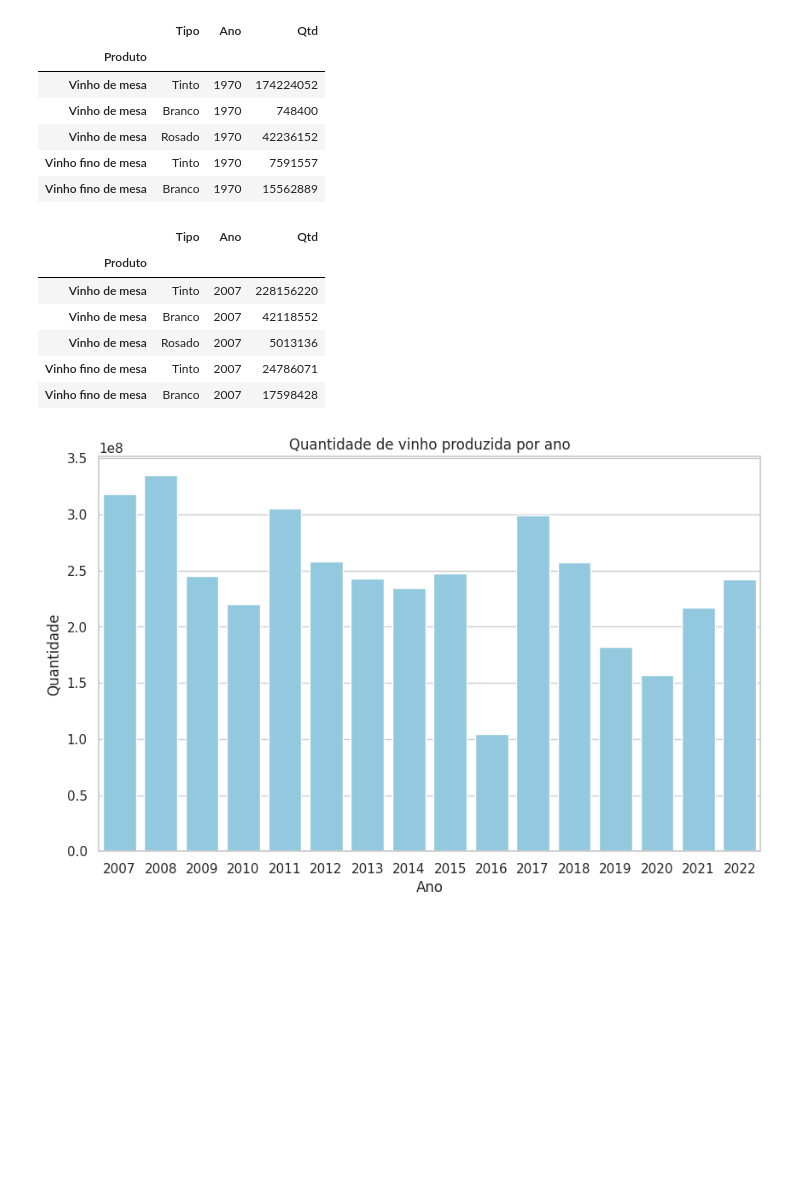
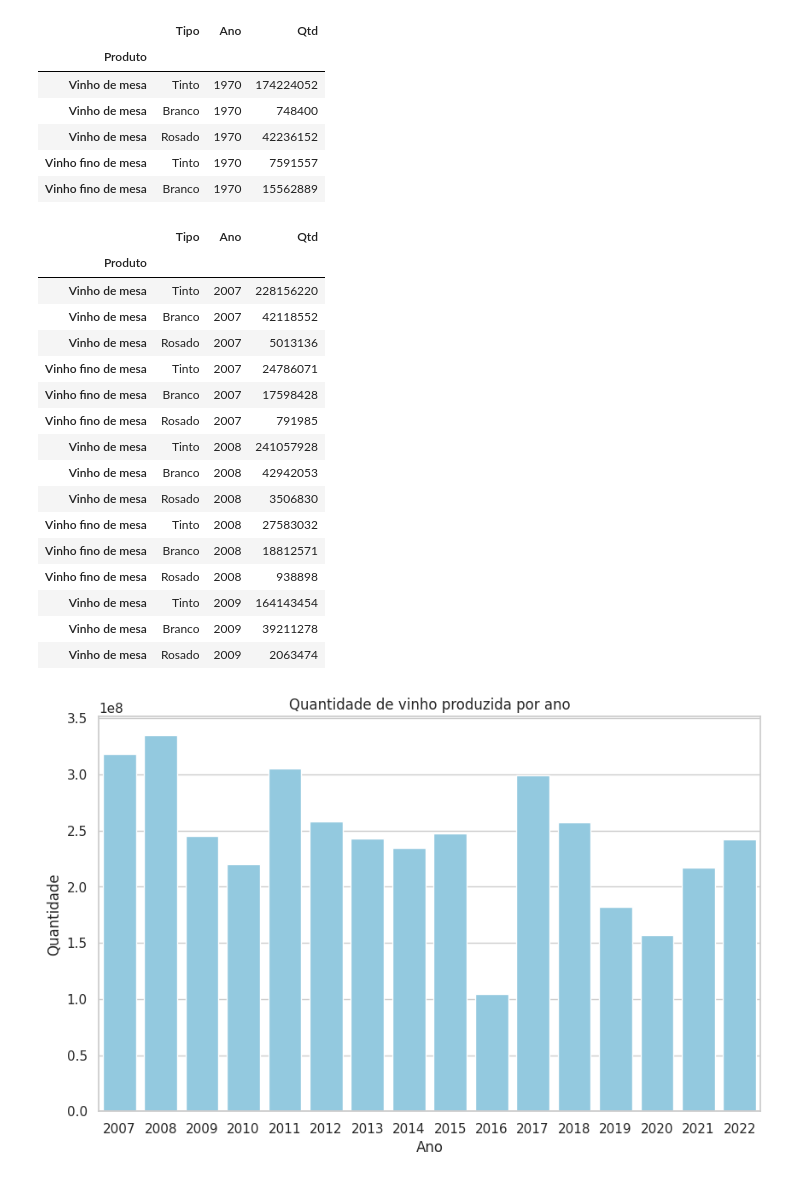
Before and after one commit to VivianeCorreia/Tech-Challenge, a Jupyter notebook: Challenge.ipynb, the cells around one changed output. Saved outputs shown, nothing was run; the diff lists cells and outputs as text; code cells hidden in the pictures; blank space fills up the shorter version.

```diff
--- a/Challenge.ipynb
+++ b/Challenge.ipynb
@@ -87,17 +87,27 @@ df_prod_R.head()
 # %%
 df_prod_R["Ano"]=df_prod_R["Ano"].astype("int64")
 df_prod_R["Qtd"]=df_prod_R["Qtd"].astype("int64")
 
 df_filtrado  = df_prod_R.loc[df_prod_R['Ano'] >= df_prod_R["Ano"].max()-15]
-df_filtrado.head()
+df_filtrado.head(15)
 # %% [output]
 |  | Tipo | Ano | Qtd |
 | Produto |  |  |  |
 | Vinho de mesa | Tinto | 2007 | 228156220 |
 | Vinho de mesa | Branco | 2007 | 42118552 |
 | Vinho de mesa | Rosado | 2007 | 5013136 |
 | Vinho fino de mesa | Tinto | 2007 | 24786071 |
 | Vinho fino de mesa | Branco | 2007 | 17598428 |
+| Vinho fino de mesa | Rosado | 2007 | 791985 |
+| Vinho de mesa | Tinto | 2008 | 241057928 |
+| Vinho de mesa | Branco | 2008 | 42942053 |
+| Vinho de mesa | Rosado | 2008 | 3506830 |
+| Vinho fino de mesa | Tinto | 2008 | 27583032 |
+| Vinho fino de mesa | Branco | 2008 | 18812571 |
+| Vinho fino de mesa | Rosado | 2008 | 938898 |
+| Vinho de mesa | Tinto | 2009 | 164143454 |
+| Vinho de mesa | Branco | 2009 | 39211278 |
+| Vinho de mesa | Rosado | 2009 | 2063474 |
 # %%
 # Configure o estilo do Seaborn
 #sns.set(style="whitegrid")
```
Also changed, not shown: parts of 15 cells of this notebook.
